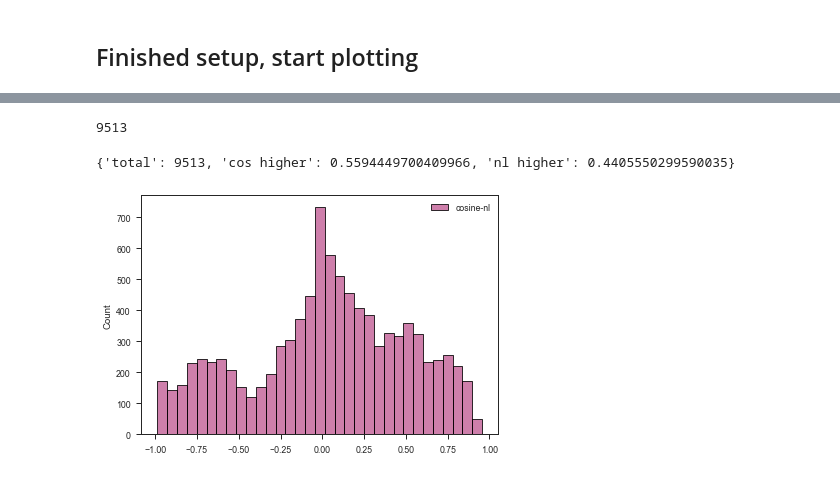
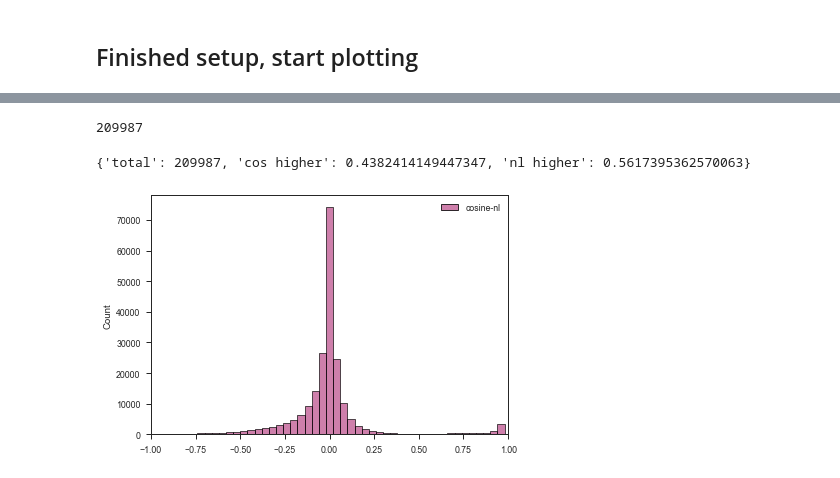
Before and after one commit to bittremieux/cosine_neutral_loss, a Jupyter notebook: notebooks/plots.ipynb, the cells around one changed output, grey strips where cells are left out. Drawn from its saved outputs; the diff is of its cells as text; code cells hidden in the pictures.

```diff
--- a/notebooks/plots.ipynb
+++ b/notebooks/plots.ipynb
@@ -42,0 +29,12 @@ similarities.head(5)
+# %%
+filename = "results/gnps_lib_sqrt_True_500000pairs_6min_signals_200maxdelta.parquet"
+# filename = "results/gnps_lib_sqrt_False_500000pairs_6min_signals_200maxdelta.parquet"
+# filename = "results/BILELIB19_oxygen_sqrt_False_500000pairs_6min_signals_15i9949specific_delta.parquet"
+# filename = "results/BILELIB19_as_exchange_sqrt_False_500000pairs_6min_signals_200maxdelta_8mods.parquet"
+# filename = "results/BILELIB19_bile_conjugates_sqrt_False_500000pairs_6min_signals_200maxdelta_5mods.parquet"
+
+# use filename to identify exported files
+analysis_id = Path(filename).stem
+
+similarities = pd.read_parquet(filename)
+similarities.head(5)
@@ -44,7 +49,7 @@ similarities.head(5)
 similarities = similarities[(similarities["cos_score"]>0) & (similarities["mod_score"]>0) & (similarities["nl_score"]>0)]
 len(similarities)
 # %% [output]
-9513
+209987
 # %%
 total = len(similarities)
 stats = {
@@ -54,17 +59,17 @@ stats = {
 }
 print(stats)
 # %% [output]
-{'total': 9513, 'cos higher': 0.5594449700409966, 'nl higher': 0.4405550299590035}
+{'total': 209987, 'cos higher': 0.4382414149447347, 'nl higher': 0.5617395362570063}
 # %%
 df = pd.DataFrame()
 # df['cosine'] = similarities['cosine']
 # df['neutral_loss'] = similarities['neutral_loss']
 df['cosine-nl'] = similarities['cos_score'] - similarities['nl_score']
-ax = sns.histplot(data=df)
+ax = sns.histplot(data=df, binwidth=0.04)
+ax.set_xlim((-1,1))
 
-
-plt.savefig("{}_diff.png".format(analysis_id), dpi=300, bbox_inches="tight")
+plt.savefig("results/img/diff_{}.png".format(analysis_id), dpi=300, bbox_inches="tight")
 plt.show()
 plt.close()
 # %% [output]
-[figure, old version]
+[figure, new version]
```
Also changed, not shown: parts of 7 cells of this notebook, 3 other files.
